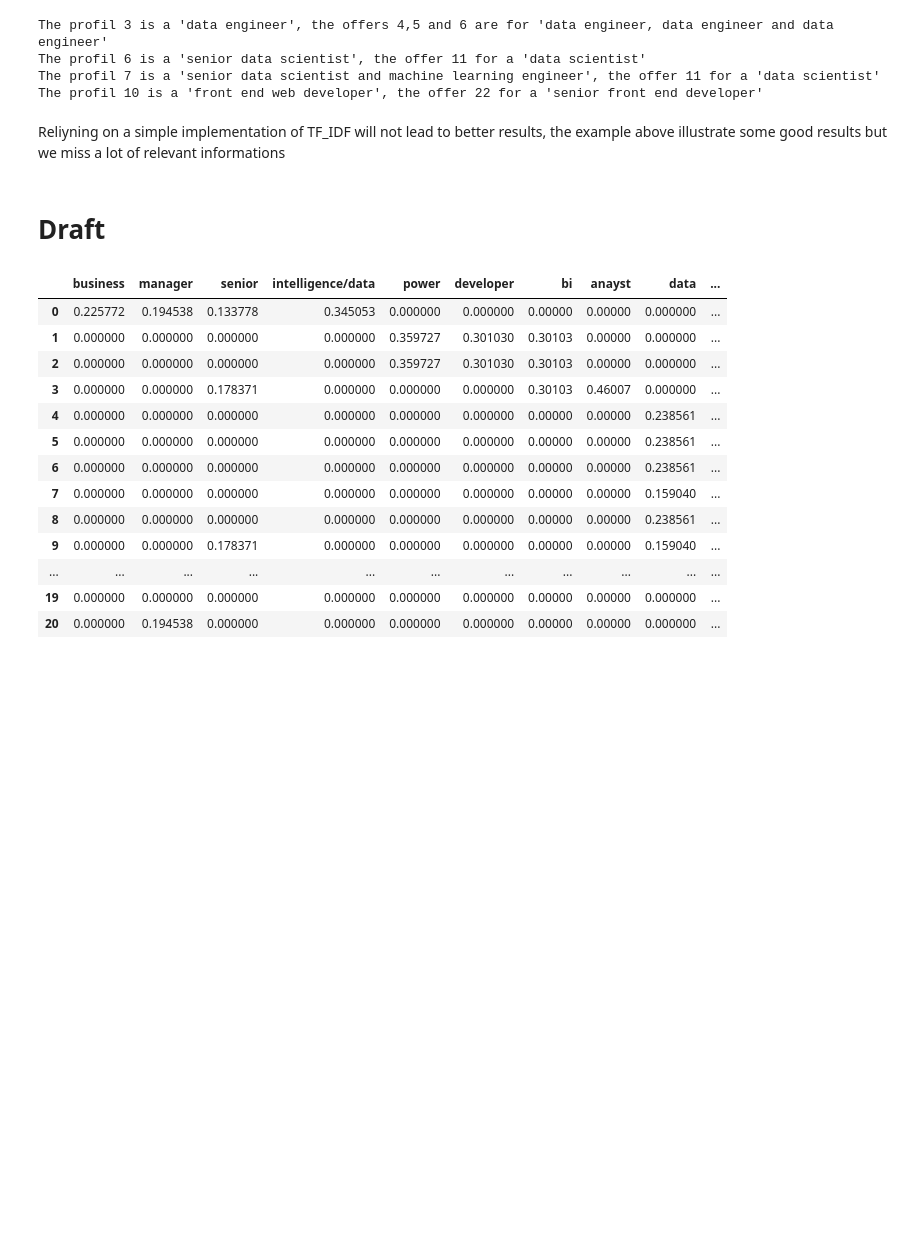
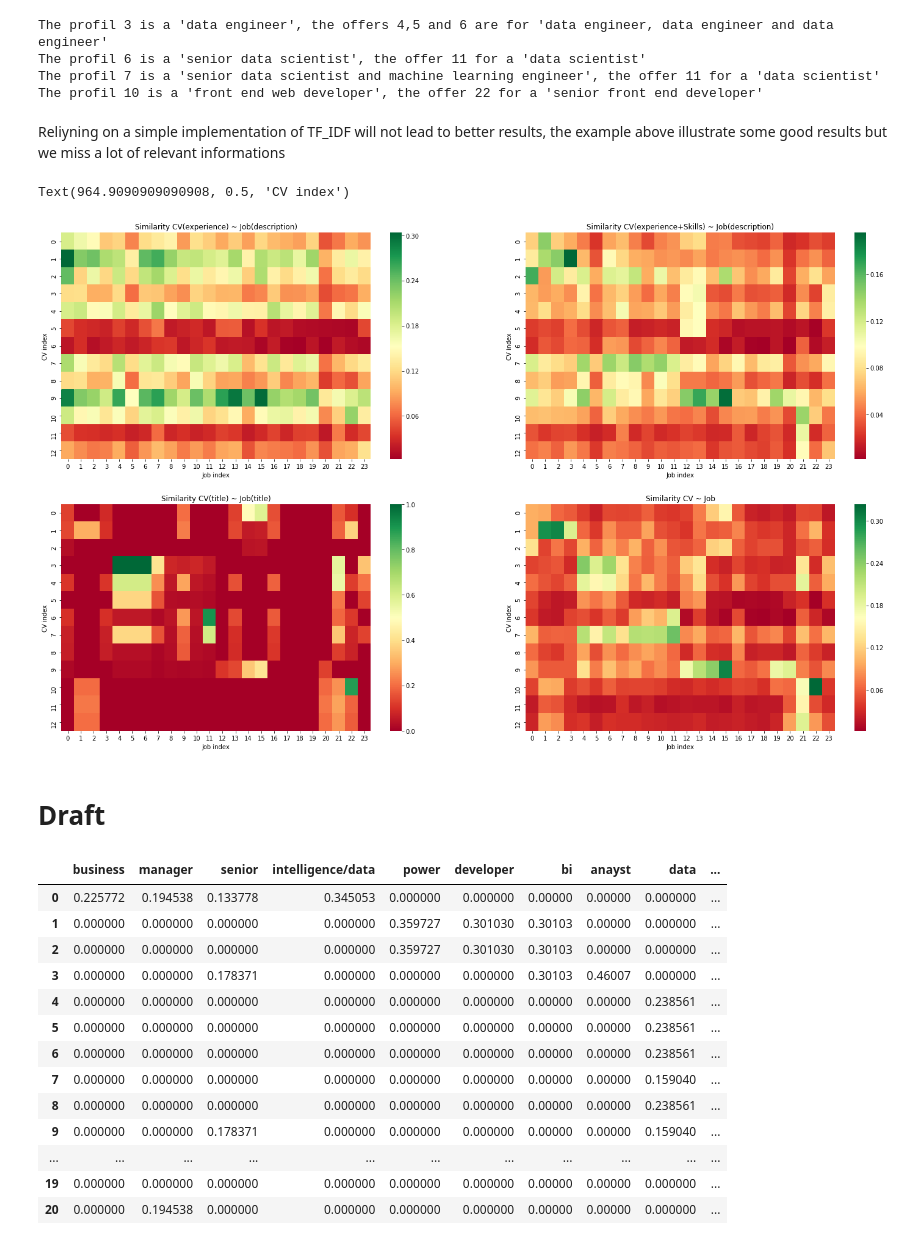
Before and after one commit to mehtiv/test_inventiv, a Jupyter notebook: Untitled.ipynb, the cells around one changed output. Cells and saved outputs as stored; diff of their text form; code cells hidden in the pictures; blank space fills up the shorter version.

```diff
--- a/Untitled.ipynb
+++ b/Untitled.ipynb
@@ -240,6 +244,30 @@ The profil 7 is a 'senior data scientist and machine learning engineer', the off
 The profil 10 is a 'front end web developer', the offer 22 for a 'senior front end developer'
 # %% [markdown]
 Reliyning on a simple implementation of TF_IDF will not lead to better results, the example above illustrate some good results but we miss a lot of relevant informations
+# %%
+fig, axes = plt.subplots(2,2,figsize=[25,15])
+g0 = sns.heatmap(data=similarities_text[0:13,13:], cmap='RdYlGn', ax = axes[0][0])
+g0.set_title('Similarity CV(experience) ~ Job(description)')
+g0.set_xlabel('Job index')
+g0.set_ylabel('CV index')
+
+g1 = sns.heatmap(data=similarities_text_skills[0:13,13:], cmap='RdYlGn', ax = axes[0][1])
+g1.set_title('Similarity CV(experience+Skills) ~ Job(description)')
+g1.set_xlabel('Job index')
+g1.set_ylabel('CV index')
+
+g2 = sns.heatmap(data=similarities_title[0:13,13:],cmap='RdYlGn', ax = axes[1][0])
+g2.set_title('Similarity CV(title) ~ Job(title)')
+g2.set_xlabel('Job index')
+g2.set_ylabel('CV index')
+
+g3 = sns.heatmap(data=similarities[0:13,13:],cmap='RdYlGn', ax = axes[1][1])
+g3.set_title('Similarity CV ~ Job')
+g3.set_xlabel('Job index')
+g3.set_ylabel('CV index')
+# %% [output]
+Text(964.9090909090908, 0.5, 'CV index')
+[figure, added]
 # %% [markdown]
 # Draft
 # %%
```
Also changed, not shown: parts of 24 cells of this notebook.
